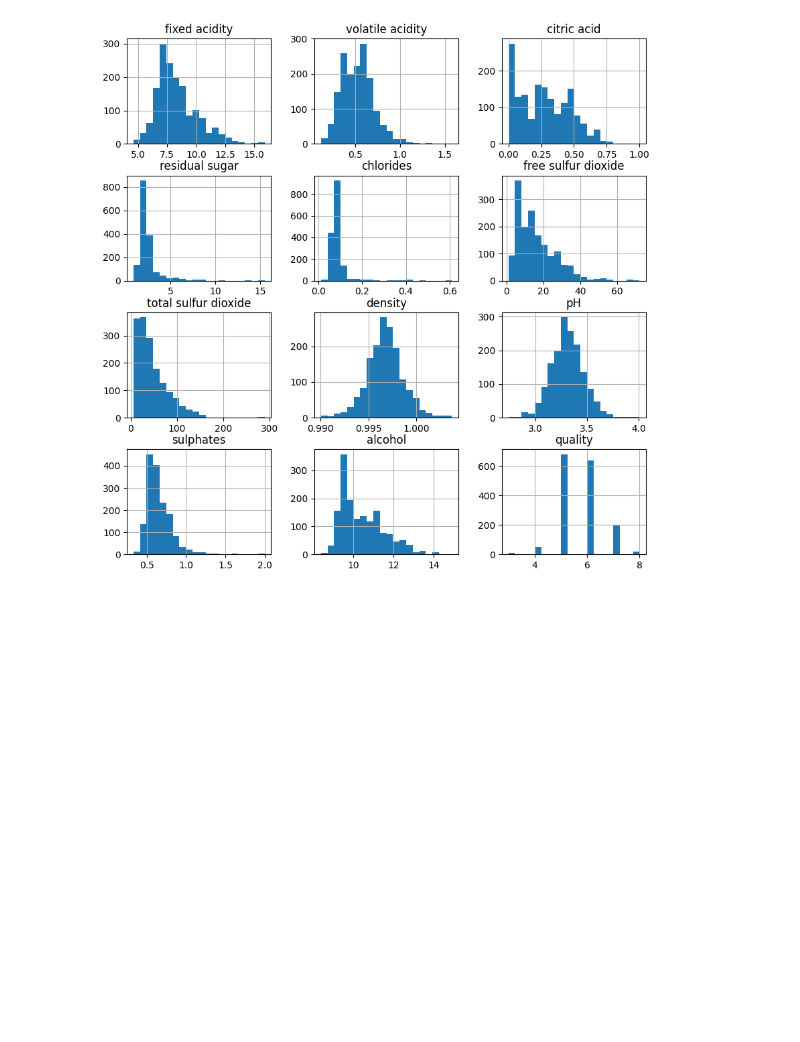
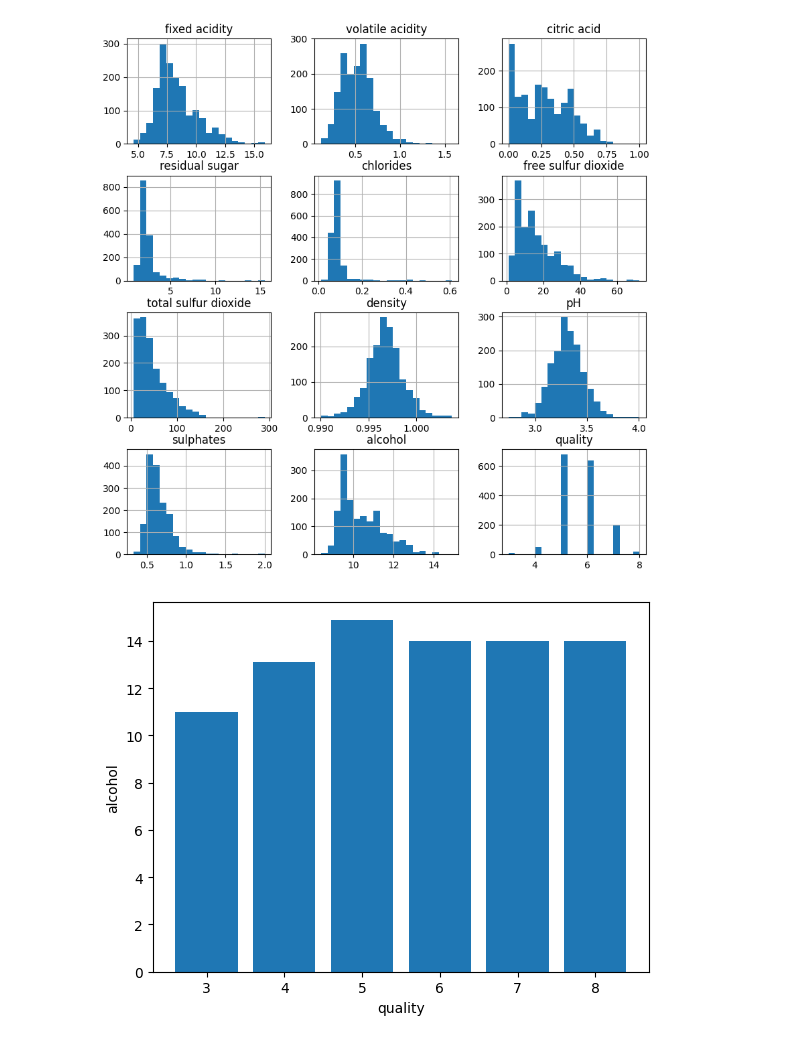
Before and after one commit to connerCpowell/WineQuality, a Jupyter notebook: Wine_forecasting.ipynb, the cells around one changed output. Saved outputs shown, nothing was run; the diff lists cells and outputs as text; code cells hidden in the pictures; blank space fills up the shorter version.

```diff
--- a/Wine_forecasting.ipynb
+++ b/Wine_forecasting.ipynb
@@ -92,3 +93,11 @@ df.hist(bins=20, figsize=(10, 10))
 plt.show()
 # %% [output]
 [figure]
+# %%
+
+plt.bar(df['quality'], df['alcohol'])
+plt.xlabel('quality')
+plt.ylabel('alcohol')
+plt.show()
+# %% [output]
+[figure, added]
```
Also changed, not shown: parts of 6 cells of this notebook, 1 other file.
